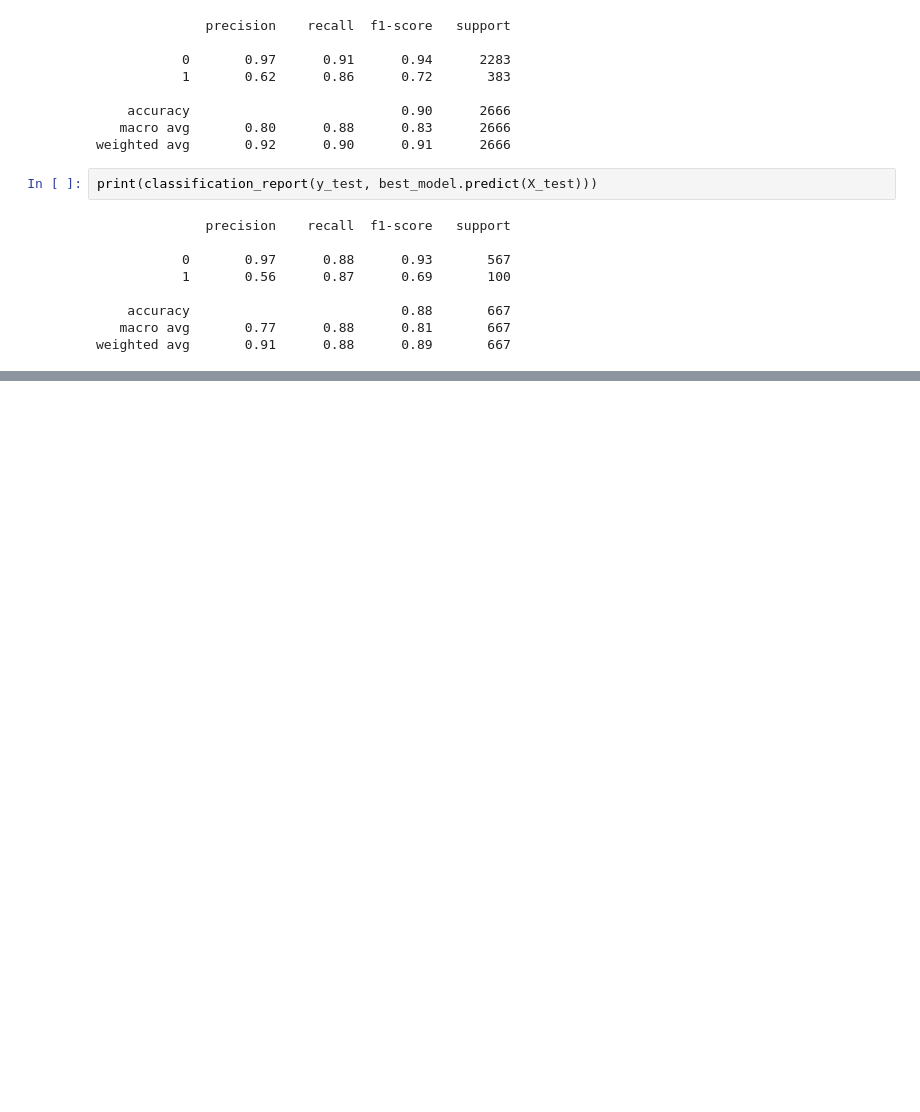
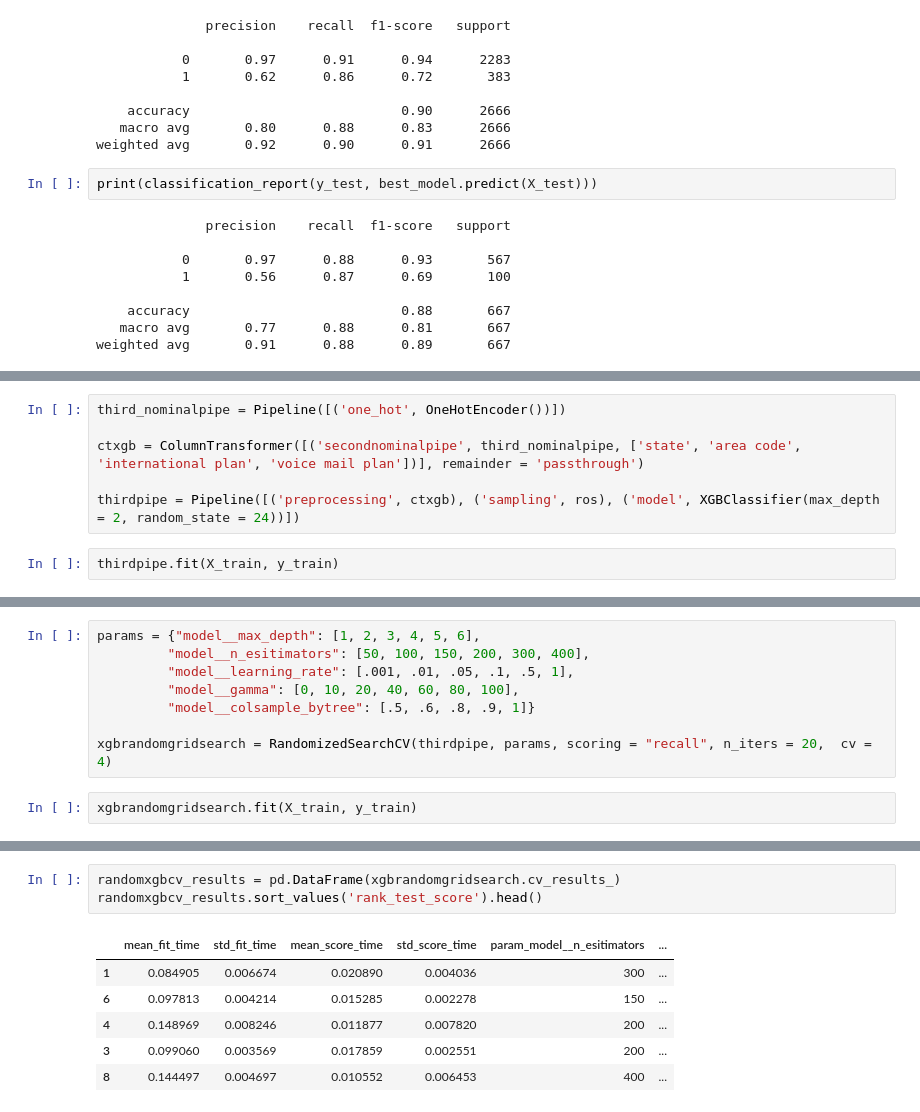
Before and after one commit to ddcots24/Churn, a Jupyter notebook: Daniel/Project_3_EDA.ipynb, the cells around one changed output, grey strips where cells are left out. Drawn from its saved outputs; the diff is of its cells as text; blank space fills up the shorter version.

```diff
--- a/Daniel/Project_3_EDA.ipynb
+++ b/Daniel/Project_3_EDA.ipynb
@@ -447,0 +442,8 @@ weighted avg       0.91      0.88      0.89       667
+# %%
+third_nominalpipe = Pipeline([('one_hot', OneHotEncoder())])
+
+ctxgb = ColumnTransformer([('secondnominalpipe', third_nominalpipe, ['state', 'area code', 'international plan', 'voice mail plan'])], remainder = 'passthrough')
+
+thirdpipe = Pipeline([('preprocessing', ctxgb), ('sampling', ros), ('model', XGBClassifier(max_depth = 2, random_state = 24))])
+# %%
+thirdpipe.fit(X_train, y_train)
@@ -447,0 +492,10 @@ weighted avg       0.91      0.88      0.89       667
+# %%
+params = {"model__max_depth": [1, 2, 3, 4, 5, 6],
+         "model__n_esitimators": [50, 100, 150, 200, 300, 400],
+         "model__learning_rate": [.001, .01, .05, .1, .5, 1],
+         "model__gamma": [0, 10, 20, 40, 60, 80, 100],
+         "model__colsample_bytree": [.5, .6, .8, .9, 1]}
+
+xgbrandomgridsearch = RandomizedSearchCV(thirdpipe, params, scoring = "recall", n_iters = 20,  cv = 4)
+# %%
+xgbrandomgridsearch.fit(X_train, y_train)
@@ -447,0 +537,10 @@ weighted avg       0.91      0.88      0.89       667
+# %%
+randomxgbcv_results = pd.DataFrame(xgbrandomgridsearch.cv_results_)
+randomxgbcv_results.sort_values('rank_test_score').head()
+# %% [output]
+|  | mean_fit_time | std_fit_time | mean_score_time | std_score_time | param_model__n_esitimators | ... |
+| 1 | 0.084905 | 0.006674 | 0.020890 | 0.004036 | 300 | ... |
+| 6 | 0.097813 | 0.004214 | 0.015285 | 0.002278 | 150 | ... |
+| 4 | 0.148969 | 0.008246 | 0.011877 | 0.007820 | 200 | ... |
+| 3 | 0.099060 | 0.003569 | 0.017859 | 0.002551 | 200 | ... |
+| 8 | 0.144497 | 0.004697 | 0.010552 | 0.006453 | 400 | ... |
```
Also changed, not shown: parts of 19 cells of this notebook.
